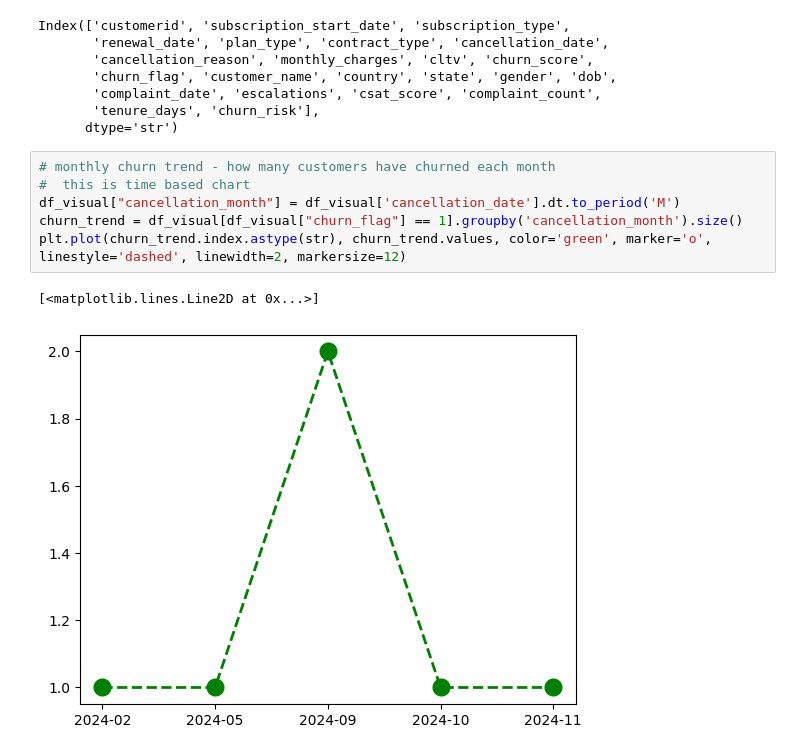
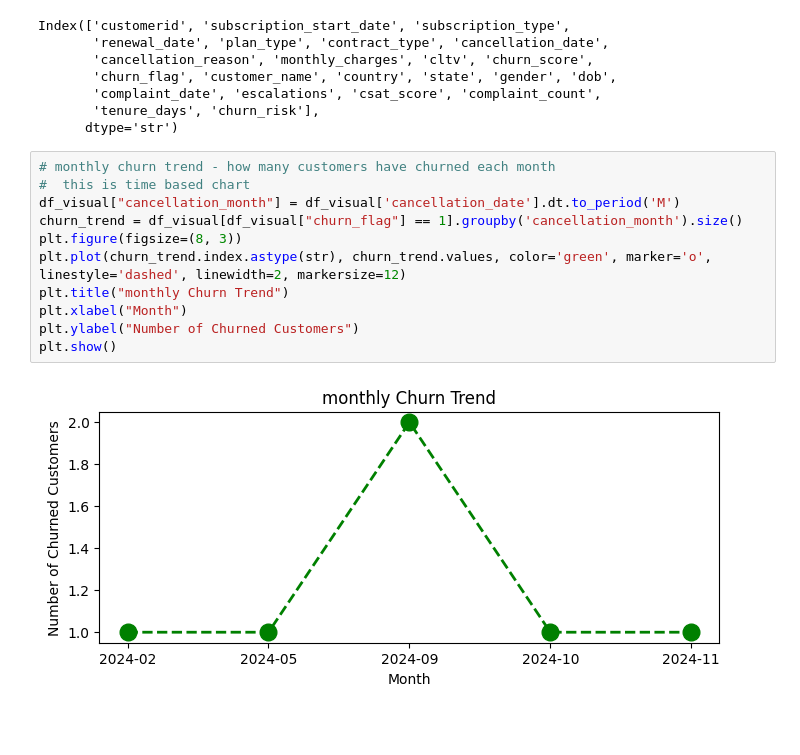
Before and after one commit to predictor450v/churn_analysis_project, a Jupyter notebook: churn.ipynb, the cells around one changed output. Drawn from its saved outputs; the diff is of its cells as text; blank space fills up the shorter version.

Commit message:
improved chart

```diff
--- a/churn.ipynb
+++ b/churn.ipynb
@@ -644,9 +644,13 @@ Index(['customerid', 'subscription_start_date', 'subscription_type',
 # %%
 # monthly churn trend - how many customers have churned each month
 #  this is time based chart
 df_visual["cancellation_month"] = df_visual['cancellation_date'].dt.to_period('M')
 churn_trend = df_visual[df_visual["churn_flag"] == 1].groupby('cancellation_month').size()
+plt.figure(figsize=(8, 3))
 plt.plot(churn_trend.index.astype(str), churn_trend.values, color='green', marker='o', linestyle='dashed', linewidth=2, markersize=12)
+plt.title("monthly Churn Trend")
+plt.xlabel("Month")
+plt.ylabel("Number of Churned Customers")
+plt.show()
 # %% [output]
-[<matplotlib.lines.Line2D at 0x...>]
-[figure, old version]
+[figure, new version]
```
